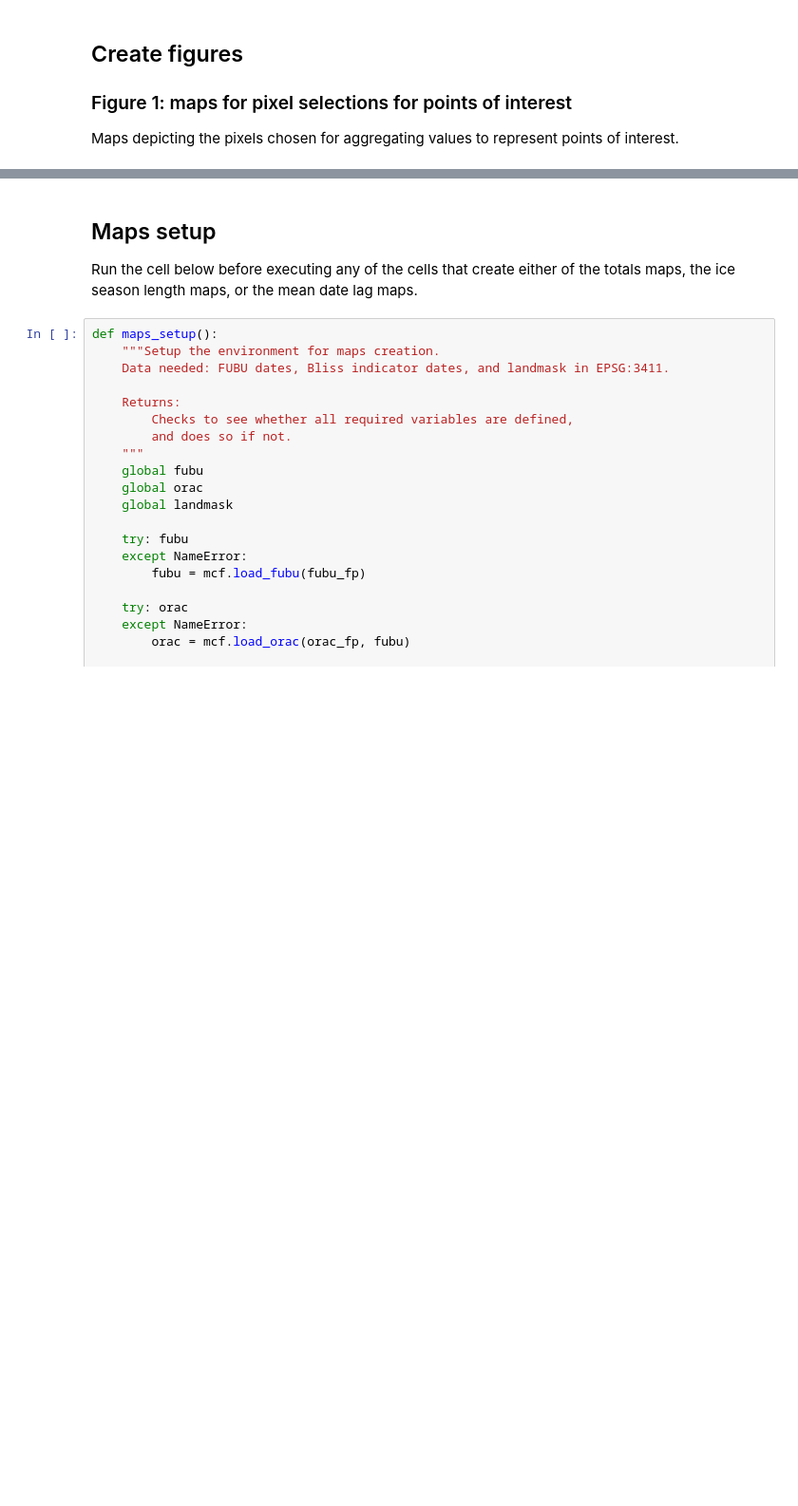
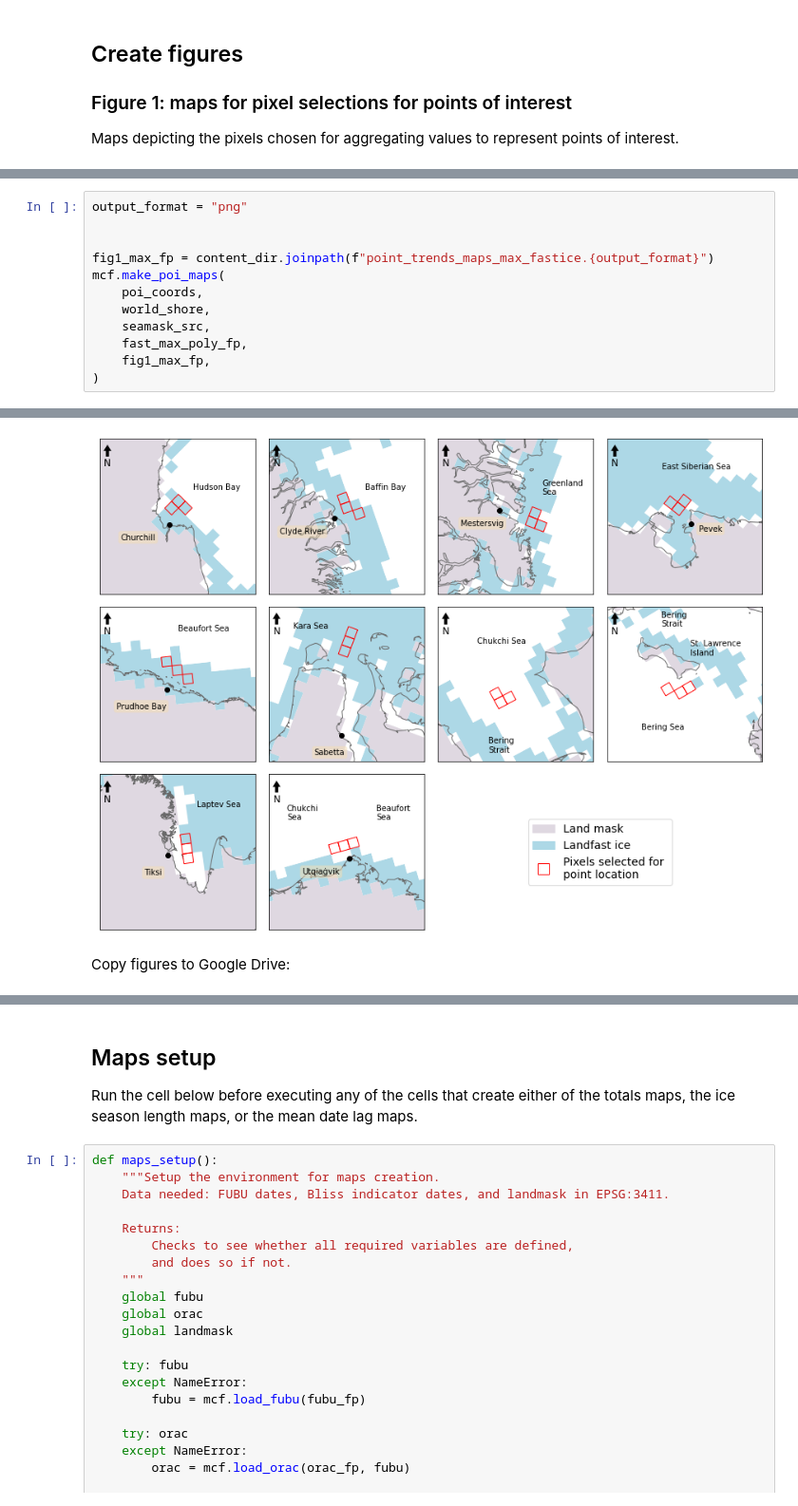
Before and after one commit to ua-snap/seaice_noaa_indicators, a Jupyter notebook: manuscript_content/manuscript_content.ipynb, the cells around one changed output, grey strips where cells are left out. Shown at 95% size. Drawn from its saved outputs; the diff is of its cells as text; blank space fills up the shorter version.

```diff
--- a/manuscript_content/manuscript_content.ipynb
+++ b/manuscript_content/manuscript_content.ipynb
@@ -313,0 +353,13 @@ Creating maps for pixel selections for points-of-interest...Plot written to /wor
+# %%
+output_format = "png"
+
+
+fig1_max_fp = content_dir.joinpath(f"point_trends_maps_max_fastice.{output_format}")
+mcf.make_poi_maps(
+    poi_coords,
+    world_shore,
+    seamask_src,
+    fast_max_poly_fp,
+    fig1_max_fp,
+)
+# %% [output]
@@ -313,0 +367,3 @@ Creating maps for pixel selections for points-of-interest...Plot written to /wor
+[figure, added]
+# %% [markdown]
+Copy figures to Google Drive:
```
Also changed, not shown: parts of 10 cells of this notebook, 1 other file.
